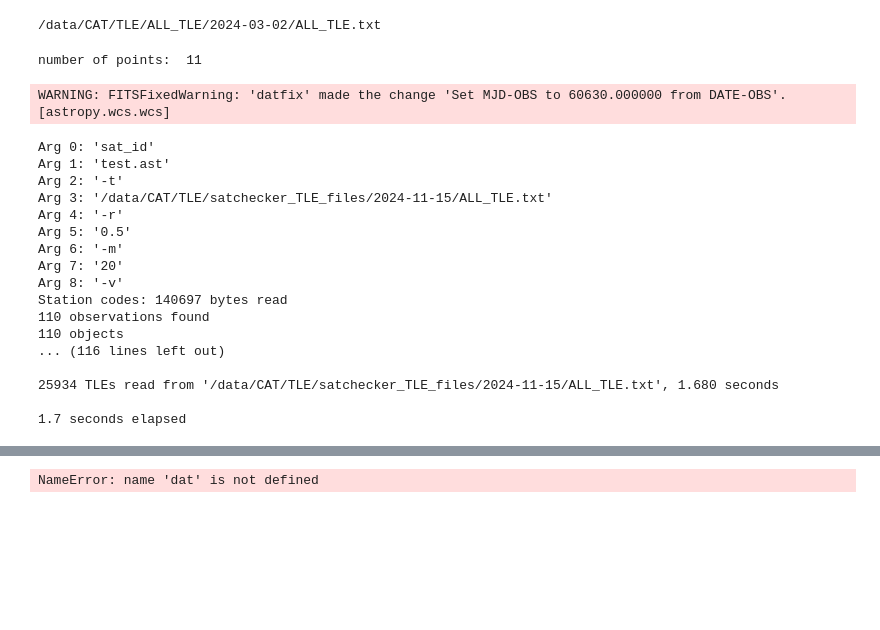
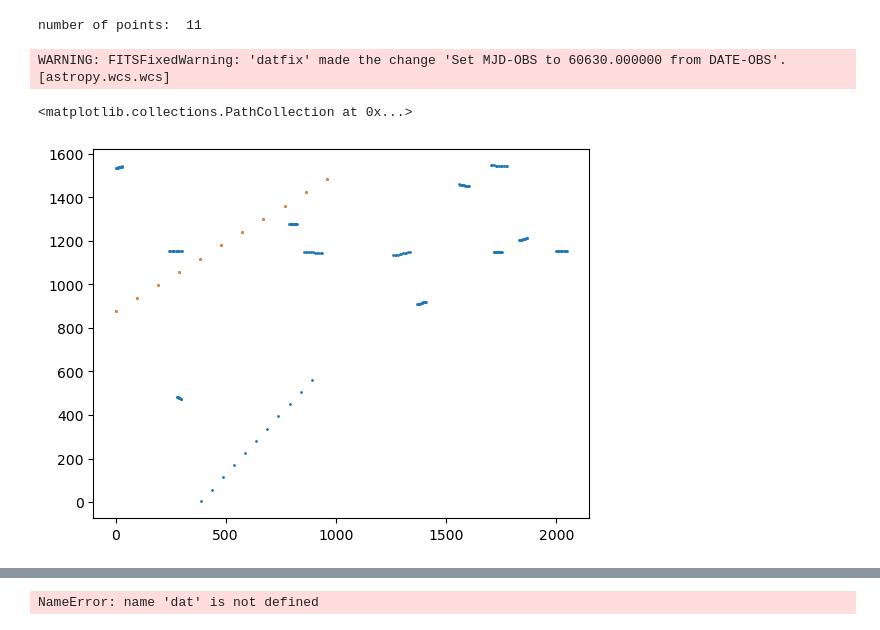
Before and after one commit to sarahthiele/sattrail_postproc, a Jupyter notebook: postproc/plot_detections.ipynb, the cells around one changed output, grey strips where cells are left out. Cells and saved outputs as stored; diff of their text form; code cells hidden in the pictures; blank space fills up the shorter version.

```diff
--- a/postproc/plot_detections.ipynb
+++ b/postproc/plot_detections.ipynb
@@ -177,13 +168,5 @@ Wall time: 37.7 s
-# %%
-year=2024
-month=3
-day=2
-TLEFILE = '/data/CAT/TLE/ALL_TLE/{}-{:02d}-{:02d}/ALL_TLE.txt'.format(year,month,day)
-print(TLEFILE)
-# %% [output]
-/data/CAT/TLE/ALL_TLE/2024-03-02/ALL_TLE.txt
 # %%
-ntimes = 10
+ntimes = 50
 #lnum = 8
 npoints = len(CPOINTS[0])
 print('number of points: ', npoints)
@@ -196,7 +179,7 @@ periods = []
 incs = []
 eccs = []
 
-for lnum in range(len(CPOINTS)):
+for lnum in [8]:
     RA, DEC = get_coords(file, np.array(CPOINTS[lnum]), np.array(RPOINTS[lnum]))
     RA_s, DEC_s, ra_h, ra_m, ra_s, dec_d, dec_m, dec_s, exptime, year, month, day_tot = astfile_info(RA, DEC, file, reverse=False,
                                                                                         sort=False, inframe=False, log=False)
@@ -245,23 +228,13 @@ alts = (avals - 6371*1000)/1000
 # %% [output]
 number of points:  11
 WARNING: FITSFixedWarning: 'datfix' made the change 'Set MJD-OBS to 60630.000000 from DATE-OBS'. [astropy.wcs.wcs]
-Arg 0: 'sat_id'
-Arg 1: 'test.ast'
-Arg 2: '-t'
-Arg 3: '/data/CAT/TLE/satchecker_TLE_files/2024-11-15/ALL_TLE.txt'
-Arg 4: '-r'
-Arg 5: '0.5'
-Arg 6: '-m'
-Arg 7: '20'
-Arg 8: '-v'
-Station codes: 140697 bytes read
-110 observations found
-110 objects
-... (116 lines left out)
-
-25934 TLEs read from '/data/CAT/TLE/satchecker_TLE_files/2024-11-15/ALL_TLE.txt', 1.680 seconds
-
-1.7 seconds elapsed
+# %%
+lnum=8
+plt.scatter(np.array(CPOINTS), np.array(RPOINTS),s=1)
+plt.scatter(np.array(CPOINTS[lnum]), np.array(RPOINTS[lnum]),s=1)
+# %% [output]
+<matplotlib.collections.PathCollection at 0x...>
+[figure, added]
 # %%
 results = result.stdout.split('\n')
 check = False
```
Also changed, not shown: parts of 6 cells of this notebook, 4 other files.
